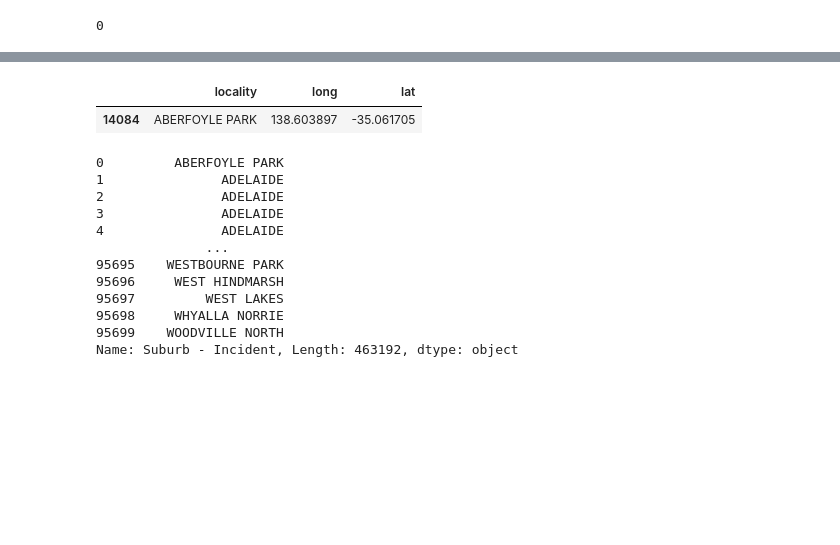
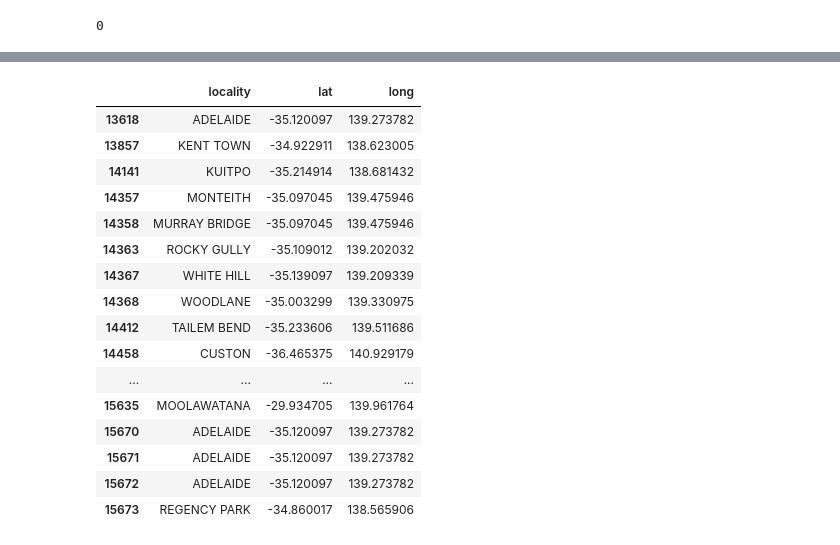
Before and after one commit to Shrutihindocha/Project-2-Visualisations, a Jupyter notebook: Data/data_cleaning_transformation.ipynb, the cells around one changed output, grey strips where cells are left out. Drawn from its saved outputs; the diff is of its cells as text; code cells hidden in the pictures; blank space fills up the shorter version.

Commit message:
data cleaned and created sqlite database

```diff
--- a/Data/data_cleaning_transformation.ipynb
+++ b/Data/data_cleaning_transformation.ipynb
@@ -99,20 +115,23 @@ sa_postcodes_clean = sa_postcodes[["locality", "long", "lat"]]
+# %%
+# removing columns not needed
+sa_postcodes_clean = sa_postcodes[["locality", "lat", "long"]]
 # %%
-sa_postcodes_clean[sa_postcodes_clean["locality"]=="ABERFOYLE PARK"]
+sa_postcodes_clean[sa_postcodes_clean.duplicated(subset=["locality"])]
 # %% [output]
-|  | locality | long | lat |
-| 14084 | ABERFOYLE PARK | 138.603897 | -35.061705 |
+|  | locality | lat | long |
+| 13618 | ADELAIDE | -35.120097 | 139.273782 |
+| 13857 | KENT TOWN | -34.922911 | 138.623005 |
+| 14141 | KUITPO | -35.214914 | 138.681432 |
+| 14357 | MONTEITH | -35.097045 | 139.475946 |
+| 14358 | MURRAY BRIDGE | -35.097045 | 139.475946 |
+| 14363 | ROCKY GULLY | -35.109012 | 139.202032 |
+| 14367 | WHITE HILL | -35.139097 | 139.209339 |
+| 14368 | WOODLANE | -35.003299 | 139.330975 |
+| 14412 | TAILEM BEND | -35.233606 | 139.511686 |
+| 14458 | CUSTON | -36.465375 | 140.929179 |
+| ... | ... | ... | ... |
+| 15635 | MOOLAWATANA | -29.934705 | 139.961764 |
+| 15670 | ADELAIDE | -35.120097 | 139.273782 |
+| 15671 | ADELAIDE | -35.120097 | 139.273782 |
+| 15672 | ADELAIDE | -35.120097 | 139.273782 |
+| 15673 | REGENCY PARK | -34.860017 | 138.565906 |
-# %%
-crime_cleaned["Suburb - Incident"]
-# %% [output]
-0         ABERFOYLE PARK
-1               ADELAIDE
-2               ADELAIDE
-3               ADELAIDE
-4               ADELAIDE
-              ...
-95695    WESTBOURNE PARK
-95696     WEST HINDMARSH
-95697         WEST LAKES
-95698     WHYALLA NORRIE
-95699    WOODVILLE NORTH
-Name: Suburb - Incident, Length: 463192, dtype: object
```
Also changed, not shown: parts of 22 cells of this notebook, 3 other files.
